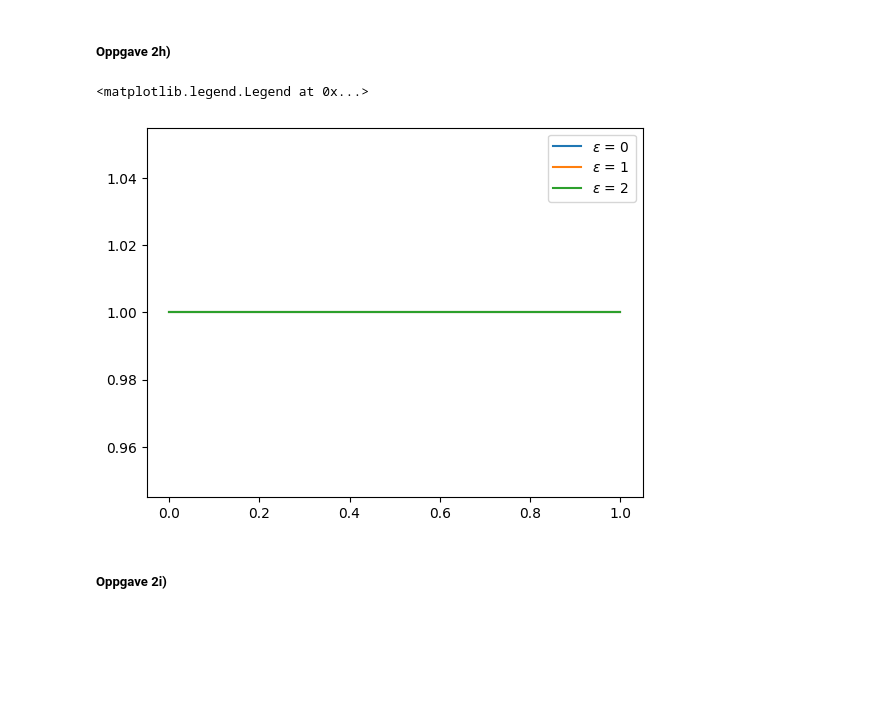
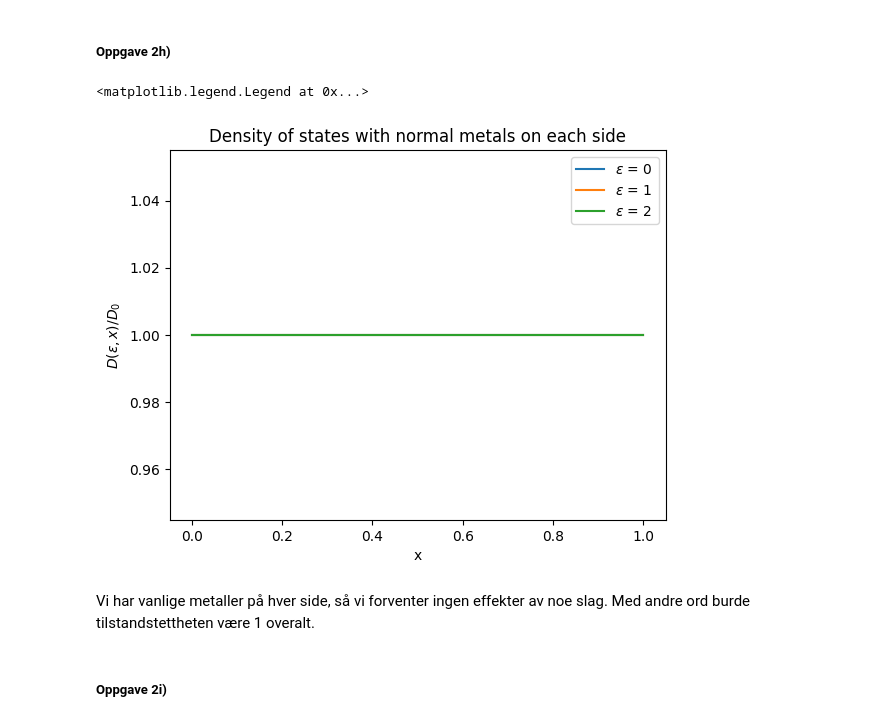
Before and after one commit to einaraarnaes/Prosjekt3, a Jupyter notebook: code.ipynb, the cells around one changed output. Saved outputs shown, nothing was run; the diff lists cells and outputs as text; code cells hidden in the pictures; blank space fills up the shorter version.

```diff
--- a/code.ipynb
+++ b/code.ipynb
@@ -646,13 +646,19 @@ def densities(V):
 # %%
 fig, ax = plt.subplots()
 
 for i in range(len(y_vals)):
     ax.plot(x_vals[i], densities(y_vals[i]), label = f"$\\epsilon$ = {epsilon_vals[i]}")
 
+ax.set_xlabel("x")
+ax.set_ylabel("$D(\\epsilon, x)/D_0$")
+ax.set_title("Density of states with normal metals on each side")
+
 ax.legend()
 # %% [output]
 <matplotlib.legend.Legend at 0x...>
-[figure, old version]
+[figure, new version]
+# %% [markdown]
+Vi har vanlige metaller på hver side, så vi forventer ingen effekter av noe slag. Med andre ord burde tilstandstettheten være 1 overalt.
 # %% [markdown]
 ##### Oppgave 2i)
 # %%
```
Also changed, not shown: parts of 9 cells of this notebook.
